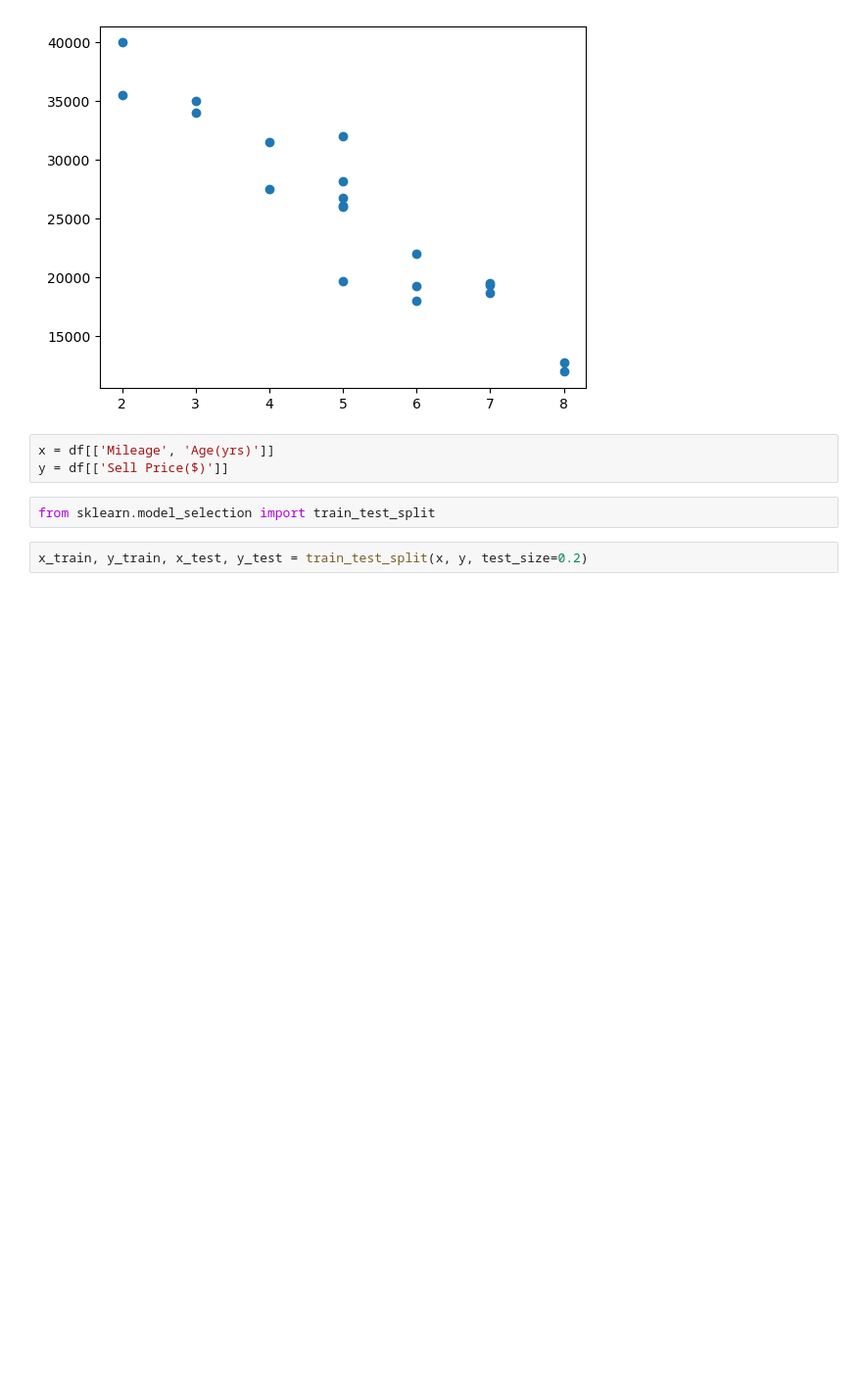
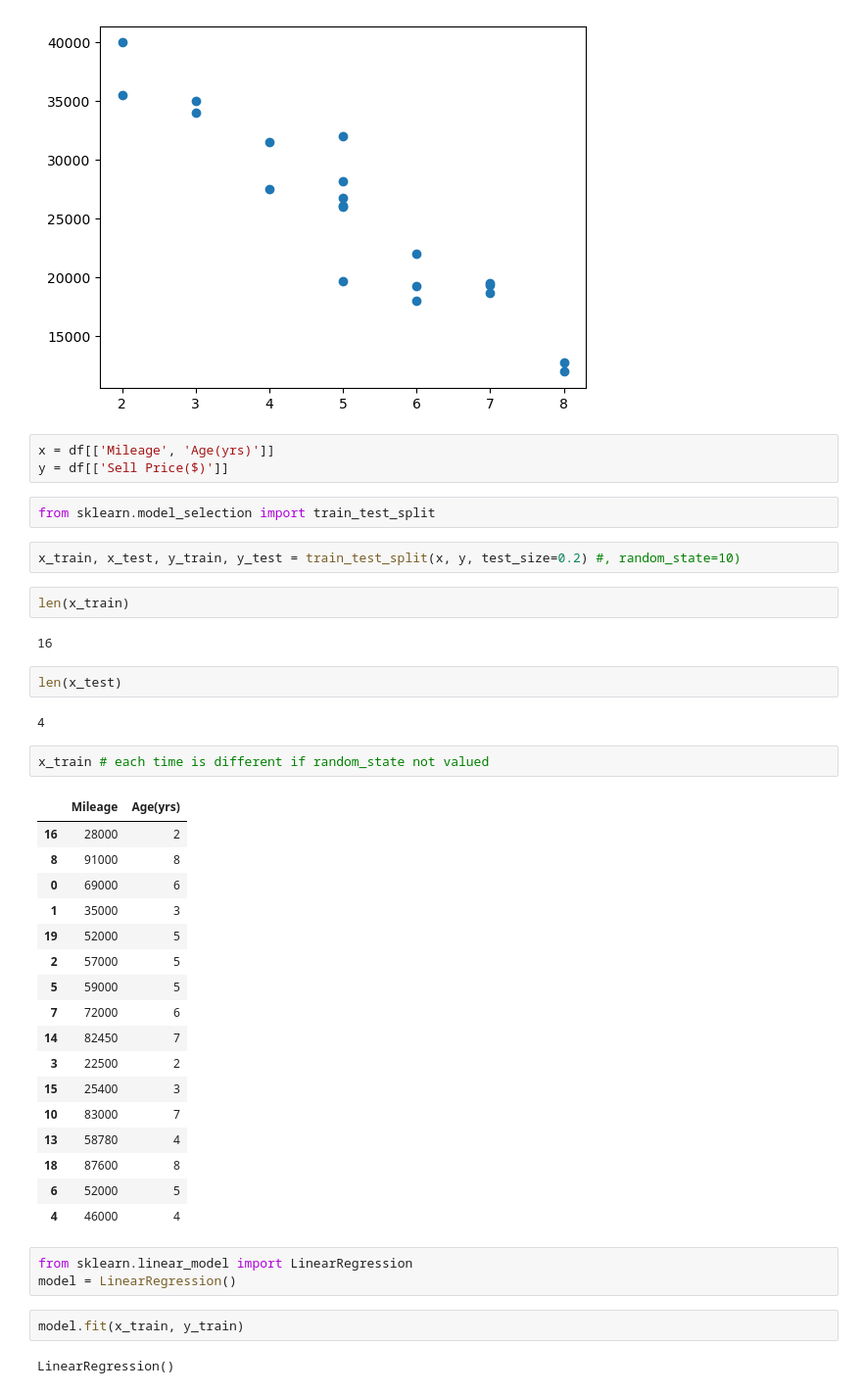
Before and after one commit to parisa-khaleghi/ML-DL-Engineering-sample-codes, a Jupyter notebook: ML_with_python/6_training_and_testing_data/training_and_testing_data.ipynb, the cells around one changed output. Shown at 98% size. Cells and saved outputs as stored; diff of their text form; blank space fills up the shorter version.

Commit message:
update: create and train the model

```diff
--- a/ML_with_python/6_training_and_testing_data/training_and_testing_data.ipynb
+++ b/ML_with_python/6_training_and_testing_data/training_and_testing_data.ipynb
@@ -56,4 +56,39 @@ y = df[['Sell Price($)']]
 # %%
 from sklearn.model_selection import train_test_split
 # %%
-x_train, y_train, x_test, y_test = train_test_split(x, y, test_size=0.2)
+x_train, x_test, y_train, y_test = train_test_split(x, y, test_size=0.2) #, random_state=10)
+# %%
+len(x_train)
+# %% [output]
+16
+# %%
+len(x_test)
+# %% [output]
+4
+# %%
+x_train # each time is different if random_state not valued
+# %% [output]
+|  | Mileage | Age(yrs) |
+| 16 | 28000 | 2 |
+| 8 | 91000 | 8 |
+| 0 | 69000 | 6 |
+| 1 | 35000 | 3 |
+| 19 | 52000 | 5 |
+| 2 | 57000 | 5 |
+| 5 | 59000 | 5 |
+| 7 | 72000 | 6 |
+| 14 | 82450 | 7 |
+| 3 | 22500 | 2 |
+| 15 | 25400 | 3 |
+| 10 | 83000 | 7 |
+| 13 | 58780 | 4 |
+| 18 | 87600 | 8 |
+| 6 | 52000 | 5 |
+| 4 | 46000 | 4 |
+# %%
+from sklearn.linear_model import LinearRegression
+model = LinearRegression()
+# %%
+model.fit(x_train, y_train)
+# %% [output]
+LinearRegression()
```
Also changed, not shown: parts of 1 cell of this notebook.
